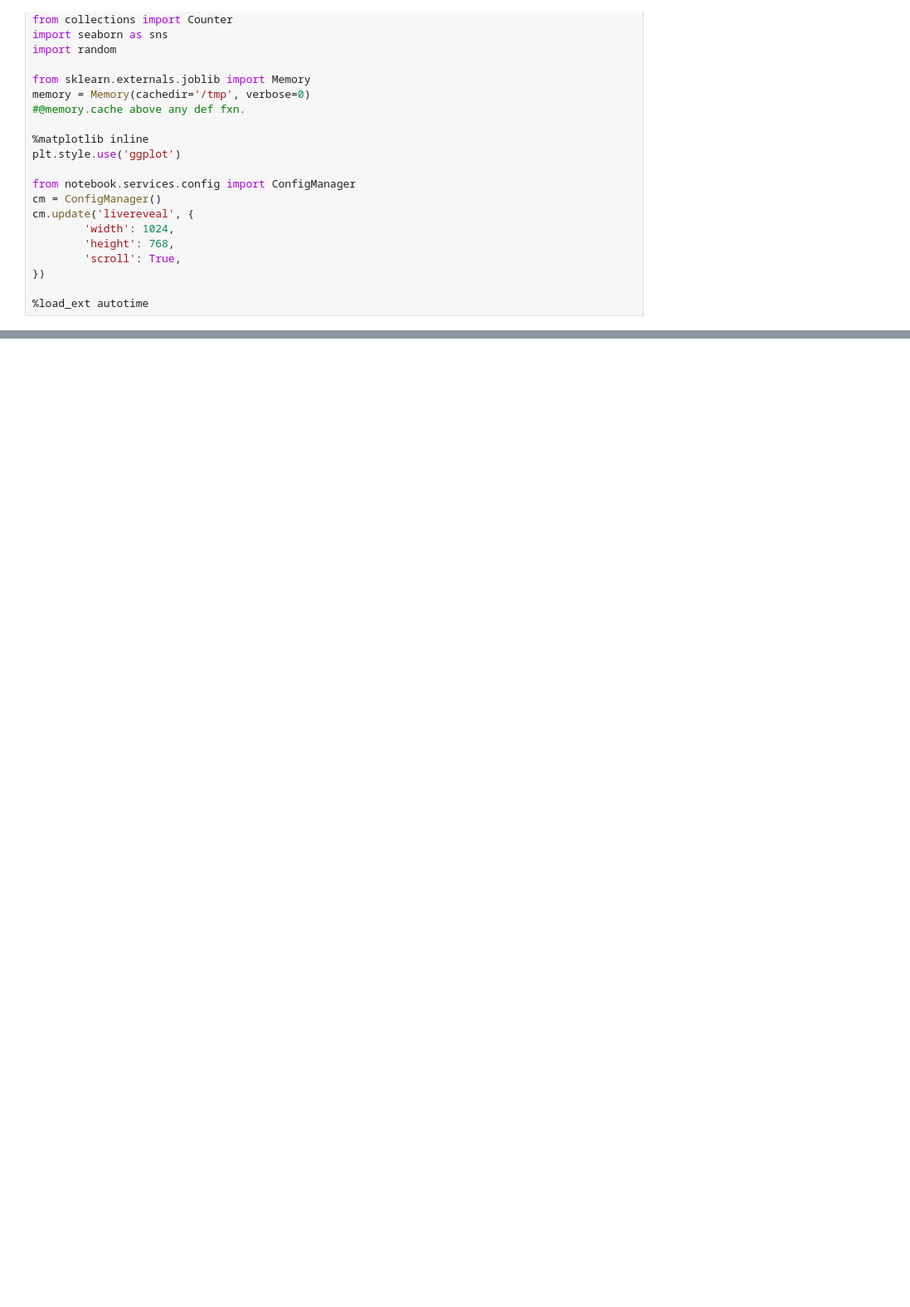
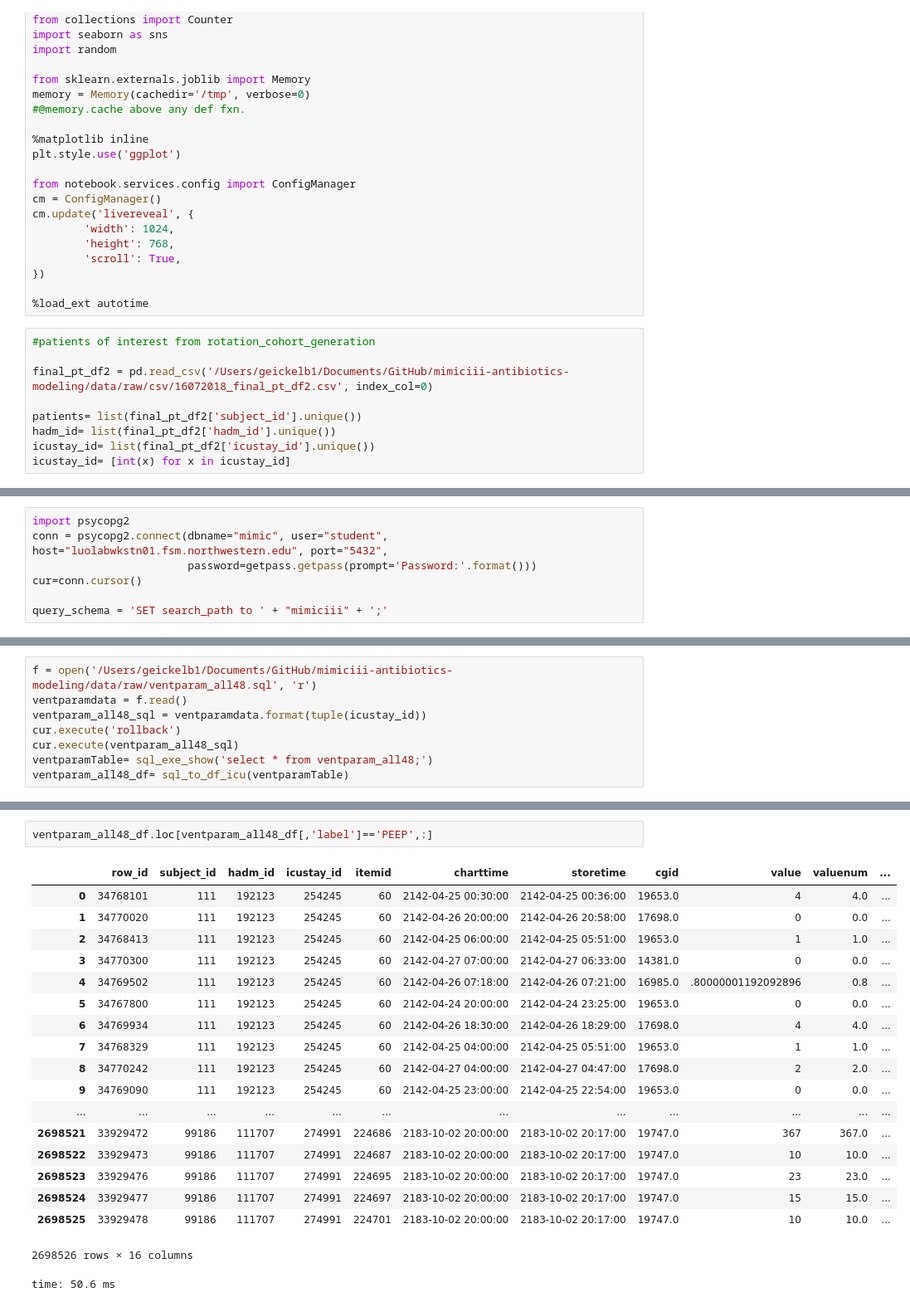
Before and after one commit to kellylinyingxin/mimiciii-antibiotics-modeling, a Jupyter notebook: notebooks/03-clinical_variables_final.ipynb, the cells around one changed output, grey strips where cells are left out. Shown at 83% size. Saved outputs shown, nothing was run; the diff lists cells and outputs as text; blank space fills up the shorter version.

Commit message:
added urine clinical variables and explore ventilator data

```diff
--- a/notebooks/03-clinical_variables_final.ipynb
+++ b/notebooks/03-clinical_variables_final.ipynb
@@ -35,3 +43,12 @@ cm.update('livereveal', {
 })
 
 %load_ext autotime
+# %%
+#patients of interest from rotation_cohort_generation
+
+final_pt_df2 = pd.read_csv('/Users/geickelb1/Documents/GitHub/mimiciii-antibiotics-modeling/data/raw/csv/16072018_final_pt_df2.csv', index_col=0)
+
+patients= list(final_pt_df2['subject_id'].unique())
+hadm_id= list(final_pt_df2['hadm_id'].unique())
+icustay_id= list(final_pt_df2['icustay_id'].unique())
+icustay_id= [int(x) for x in icustay_id]
@@ -37,0 +59,7 @@ cm.update('livereveal', {
+# %%
+import psycopg2
+conn = psycopg2.connect(dbname="mimic", user="student", host="luolabwkstn01.fsm.northwestern.edu", port="5432",
+                        password=getpass.getpass(prompt='Password:'.format()))
+cur=conn.cursor()
+
+query_schema = 'SET search_path to ' + "mimiciii" + ';'
@@ -37,0 +1374,8 @@ cm.update('livereveal', {
+# %%
+f = open('/Users/geickelb1/Documents/GitHub/mimiciii-antibiotics-modeling/data/raw/ventparam_all48.sql', 'r')
+ventparamdata = f.read()
+ventparam_all48_sql = ventparamdata.format(tuple(icustay_id))
+cur.execute('rollback')
+cur.execute(ventparam_all48_sql)
+ventparamTable= sql_exe_show('select * from ventparam_all48;')
+ventparam_all48_df= sql_to_df_icu(ventparamTable)
@@ -37,0 +1411,22 @@ cm.update('livereveal', {
+# %%
+ventparam_all48_df.loc[ventparam_all48_df[,'label']=='PEEP',:]
+# %% [output]
+|  | row_id | subject_id | hadm_id | icustay_id | itemid | charttime | storetime | cgid | value | valuenum | ... |
+| 0 | 34768101 | 111 | 192123 | 254245 | 60 | 2142-04-25 00:30:00 | 2142-04-25 00:36:00 | 19653.0 | 4 | 4.0 | ... |
+| 1 | 34770020 | 111 | 192123 | 254245 | 60 | 2142-04-26 20:00:00 | 2142-04-26 20:58:00 | 17698.0 | 0 | 0.0 | ... |
+| 2 | 34768413 | 111 | 192123 | 254245 | 60 | 2142-04-25 06:00:00 | 2142-04-25 05:51:00 | 19653.0 | 1 | 1.0 | ... |
+| 3 | 34770300 | 111 | 192123 | 254245 | 60 | 2142-04-27 07:00:00 | 2142-04-27 06:33:00 | 14381.0 | 0 | 0.0 | ... |
+| 4 | 34769502 | 111 | 192123 | 254245 | 60 | 2142-04-26 07:18:00 | 2142-04-26 07:21:00 | 16985.0 | .80000001192092896 | 0.8 | ... |
+| 5 | 34767800 | 111 | 192123 | 254245 | 60 | 2142-04-24 20:00:00 | 2142-04-24 23:25:00 | 19653.0 | 0 | 0.0 | ... |
+| 6 | 34769934 | 111 | 192123 | 254245 | 60 | 2142-04-26 18:30:00 | 2142-04-26 18:29:00 | 17698.0 | 4 | 4.0 | ... |
+| 7 | 34768329 | 111 | 192123 | 254245 | 60 | 2142-04-25 04:00:00 | 2142-04-25 05:51:00 | 19653.0 | 1 | 1.0 | ... |
+| 8 | 34770242 | 111 | 192123 | 254245 | 60 | 2142-04-27 04:00:00 | 2142-04-27 04:47:00 | 17698.0 | 2 | 2.0 | ... |
+| 9 | 34769090 | 111 | 192123 | 254245 | 60 | 2142-04-25 23:00:00 | 2142-04-25 22:54:00 | 19653.0 | 0 | 0.0 | ... |
+| ... | ... | ... | ... | ... | ... | ... | ... | ... | ... | ... | ... |
+| 2698521 | 33929472 | 99186 | 111707 | 274991 | 224686 | 2183-10-02 20:00:00 | 2183-10-02 20:17:00 | 19747.0 | 367 | 367.0 | ... |
+| 2698522 | 33929473 | 99186 | 111707 | 274991 | 224687 | 2183-10-02 20:00:00 | 2183-10-02 20:17:00 | 19747.0 | 10 | 10.0 | ... |
+| 2698523 | 33929476 | 99186 | 111707 | 274991 | 224695 | 2183-10-02 20:00:00 | 2183-10-02 20:17:00 | 19747.0 | 23 | 23.0 | ... |
+| 2698524 | 33929477 | 99186 | 111707 | 274991 | 224697 | 2183-10-02 20:00:00 | 2183-10-02 20:17:00 | 19747.0 | 15 | 15.0 | ... |
+| 2698525 | 33929478 | 99186 | 111707 | 274991 | 224701 | 2183-10-02 20:00:00 | 2183-10-02 20:17:00 | 19747.0 | 10 | 10.0 | ... |
+2698526 rows × 16 columns
+time: 50.6 ms
```
Also changed, not shown: parts of 85 cells of this notebook, 2 other files.
